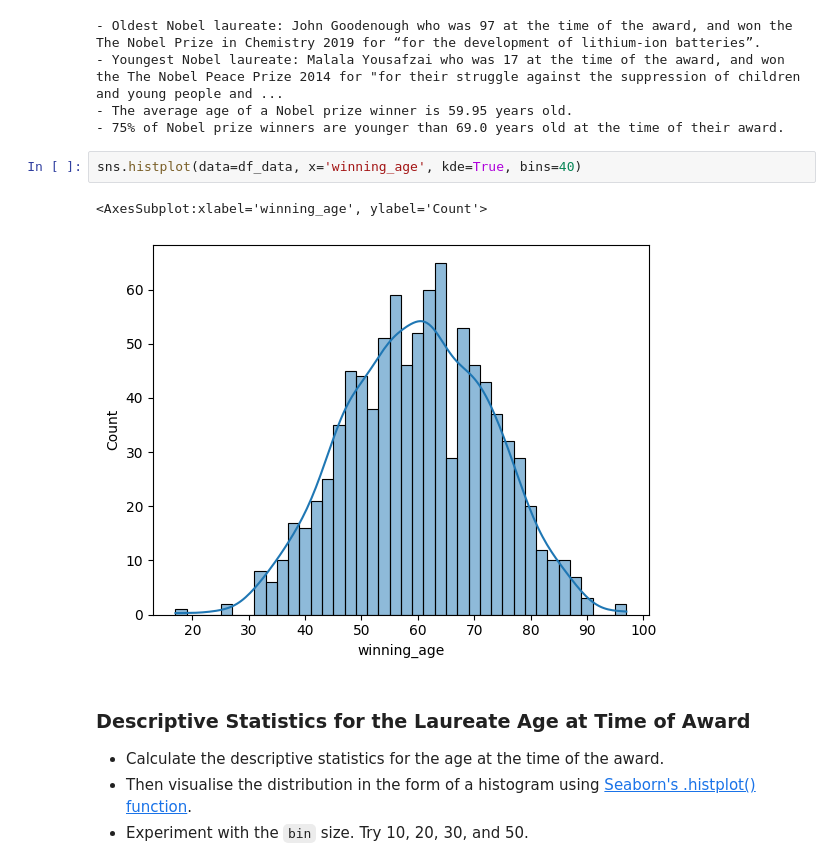
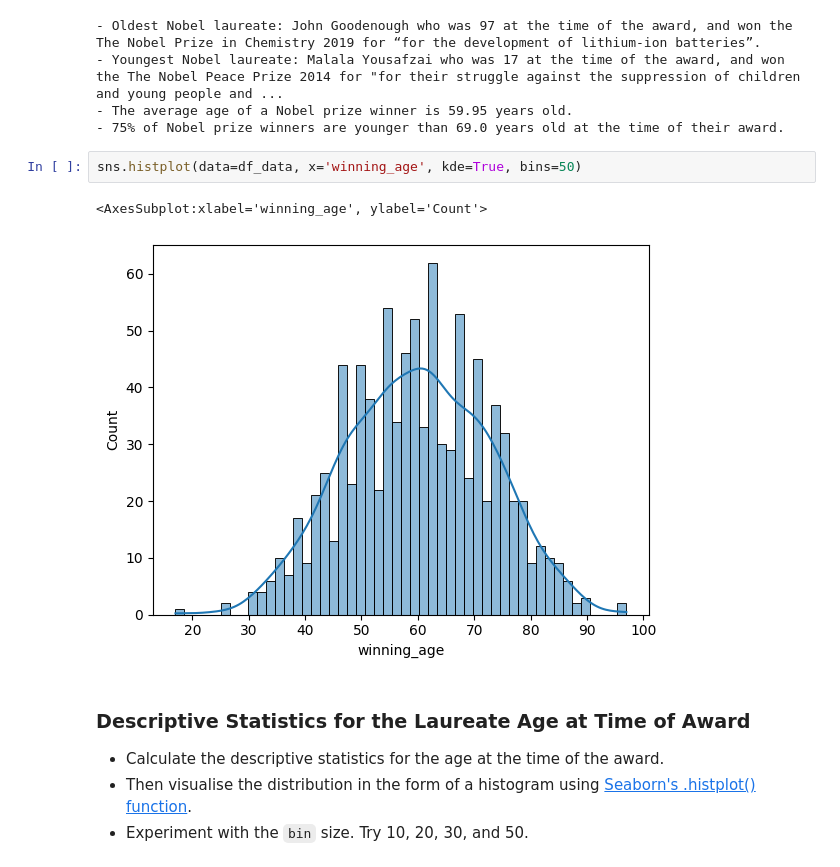
Before and after one commit to noah-clements/100Days-Python-Course, a Jupyter notebook: Nobel+Prize+Analysis/Nobel_Prize_Analysis.ipynb, the cells around one changed output. Cells and saved outputs as stored; diff of their text form.

```diff
--- a/Nobel+Prize+Analysis/Nobel_Prize_Analysis.ipynb
+++ b/Nobel+Prize+Analysis/Nobel_Prize_Analysis.ipynb
@@ -1040,10 +1040,10 @@ print(f'- 75% of Nobel prize winners are younger than {df_data.winning_age.quant
 - The average age of a Nobel prize winner is 59.95 years old.
 - 75% of Nobel prize winners are younger than 69.0 years old at the time of their award.
 # %%
-sns.histplot(data=df_data, x='winning_age', kde=True, bins=40)
+sns.histplot(data=df_data, x='winning_age', kde=True, bins=50)
 # %% [output]
 <AxesSubplot:xlabel='winning_age', ylabel='Count'>
-[figure, old version]
+[figure, new version]
 # %% [markdown]
 ### Descriptive Statistics for the Laureate Age at Time of Award
 
```
Also changed, not shown: parts of 2 cells of this notebook.
